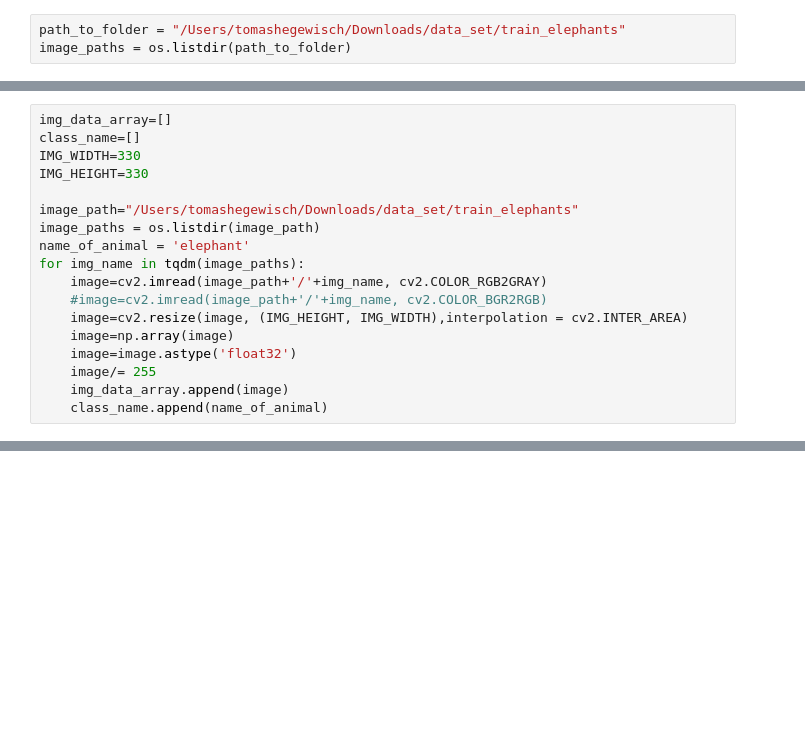
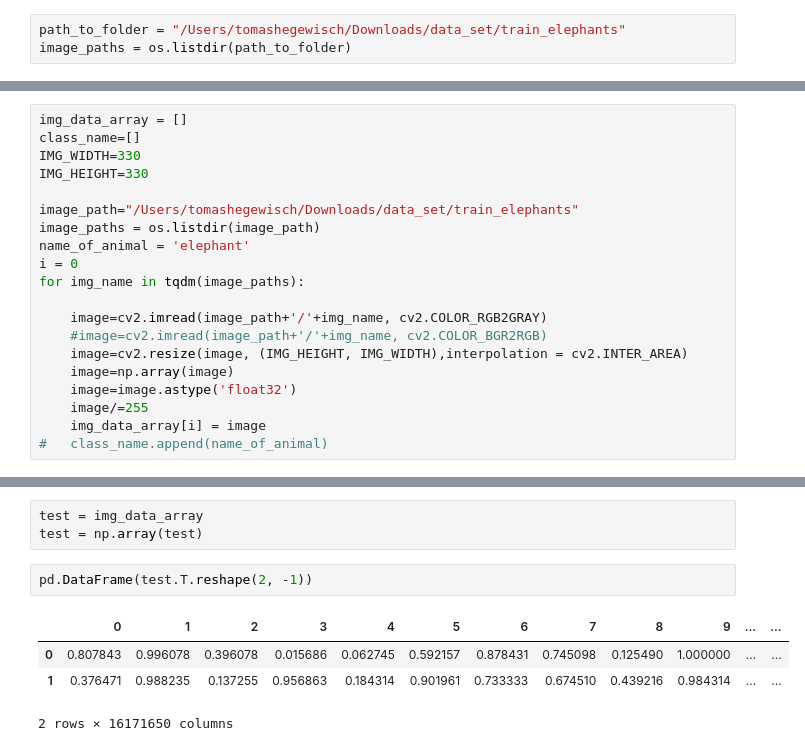
Before and after one commit to tomashege/lunch_lab_project_final, a Jupyter notebook: Tomas_PreProcessing.ipynb, the cells around one changed output, grey strips where cells are left out. Drawn from its saved outputs; the diff is of its cells as text; blank space fills up the shorter version.

```diff
--- a/Tomas_PreProcessing.ipynb
+++ b/Tomas_PreProcessing.ipynb
@@ -27,5 +27,5 @@ for i in range(5):
 # %%
-img_data_array=[]
+img_data_array = []
 class_name=[]
 IMG_WIDTH=330
 IMG_HEIGHT=330
@@ -33,12 +33,14 @@ IMG_HEIGHT=330
 image_path="/Users/tomashegewisch/Downloads/data_set/train_elephants"
 image_paths = os.listdir(image_path)
 name_of_animal = 'elephant'
+i = 0
 for img_name in tqdm(image_paths):
+
     image=cv2.imread(image_path+'/'+img_name, cv2.COLOR_RGB2GRAY)
     #image=cv2.imread(image_path+'/'+img_name, cv2.COLOR_BGR2RGB)
     image=cv2.resize(image, (IMG_HEIGHT, IMG_WIDTH),interpolation = cv2.INTER_AREA)
     image=np.array(image)
     image=image.astype('float32')
-    image/= 255
-    img_data_array.append(image)
-    class_name.append(name_of_animal)
+    image/=255
+    img_data_array[i] = image
+#   class_name.append(name_of_animal)
@@ -47,0 +49,10 @@ ValueError: Must pass 2-d input. shape=(7000, 330, 330, 3)
+# %%
+test = img_data_array
+test = np.array(test)
+# %%
+pd.DataFrame(test.T.reshape(2, -1))
+# %% [output]
+|  | 0 | 1 | 2 | 3 | 4 | 5 | 6 | 7 | 8 | 9 | ... | ... |
+| 0 | 0.807843 | 0.996078 | 0.396078 | 0.015686 | 0.062745 | 0.592157 | 0.878431 | 0.745098 | 0.125490 | 1.000000 | ... | ... |
+| 1 | 0.376471 | 0.988235 | 0.137255 | 0.956863 | 0.184314 | 0.901961 | 0.733333 | 0.674510 | 0.439216 | 0.984314 | ... | ... |
+2 rows × 16171650 columns
```
Also changed, not shown: parts of 3 cells of this notebook.
